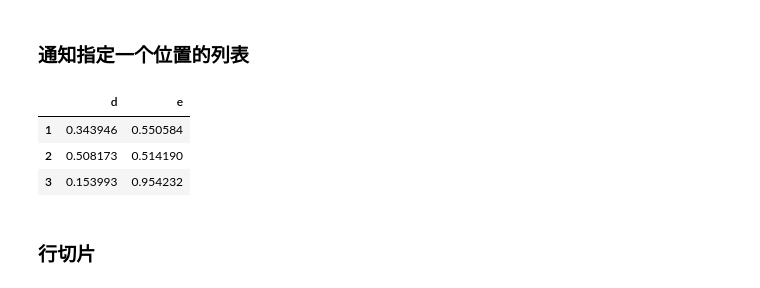
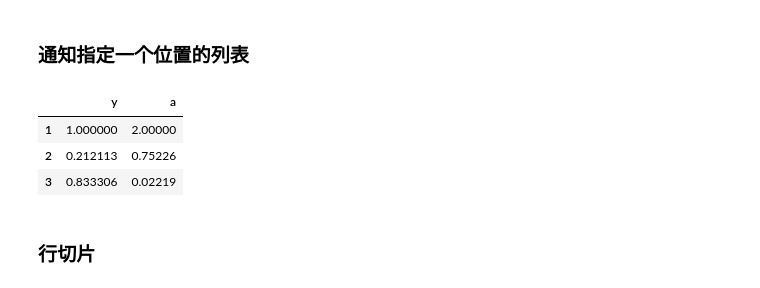
Before and after one commit to Wasim37/machine_learning_code, a Jupyter notebook: 01 pandas_matplotlib/notebook/pandas_02.ipynb, the cells around one changed output. Cells and saved outputs as stored; diff of their text form; code cells hidden in the pictures.

```diff
--- a/01 pandas_matplotlib/notebook/pandas_02.ipynb
+++ b/01 pandas_matplotlib/notebook/pandas_02.ipynb
@@ -317,4 +301,2 @@ s2.T.describe()
 # %% [markdown]
 ### 按轴排序
-# %%
-s2.columns=['a','c','d','b','e','y']
@@ -340,0 +303,4 @@ s2
+# %%
+s2.columns=['y','a']
+s2.indexs=[2,3,4,1]
+s2
@@ -363,5 +323,5 @@ s2.sort_index(axis=1,ascending=False)
 # %% [markdown]
 ## 按值排序
 # %%
-s2.sort(columns='b')
+s2.sort(columns='a')
 # %% [output]
@@ -443,2 +374,3 @@ Name: 19, dtype: float64
 # %%
-s2.ix[20]=[1,2,3,4,5,6]
+s2.ix[1]=[1,2]
+s2
@@ -483,12 +456,12 @@ s2.iloc[1:3,2:4] # 切片 行和列,1-3行，2-4列
 # %% [markdown]
 ### 通知指定一个位置的列表
 # %%
-s2.iloc[[1,2,3],[2,4]]  #1，2，3行，2，4列
+s2.iloc[[1,2,3],[0,1]]  #1，2，3行，0，1列
 # %% [output]
-|  | d | e |
-| 1 | 0.343946 | 0.550584 |
-| 2 | 0.508173 | 0.514190 |
-| 3 | 0.153993 | 0.954232 |
+|  | y | a |
+| 1 | 1.000000 | 2.00000 |
+| 2 | 0.212113 | 0.75226 |
+| 3 | 0.833306 | 0.02219 |
 # %% [markdown]
 ### 行切片
 # %%
```
Also changed, not shown: parts of 63 cells of this notebook, 1 other file.
